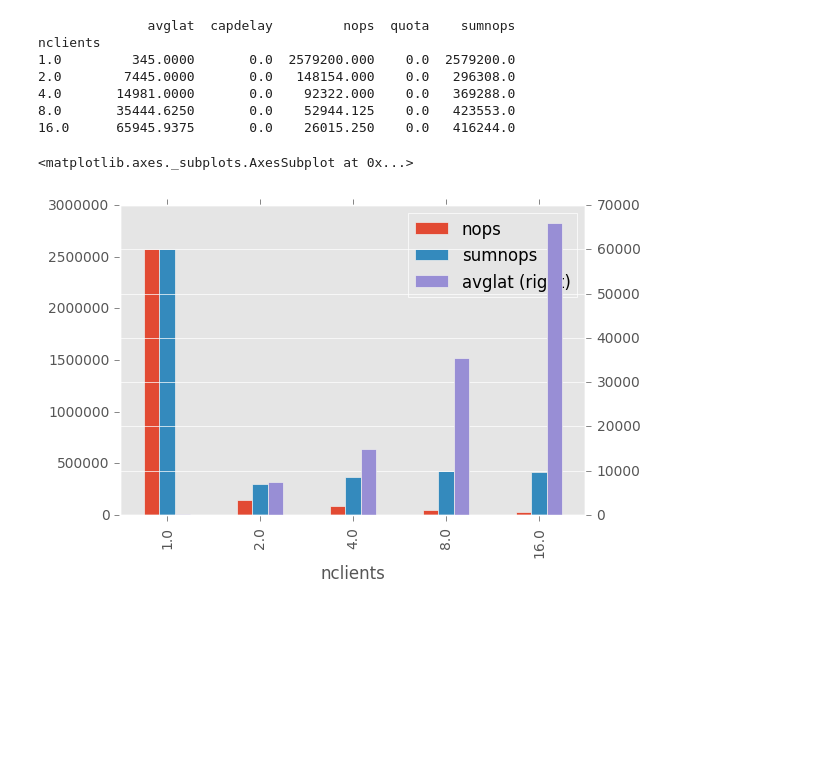
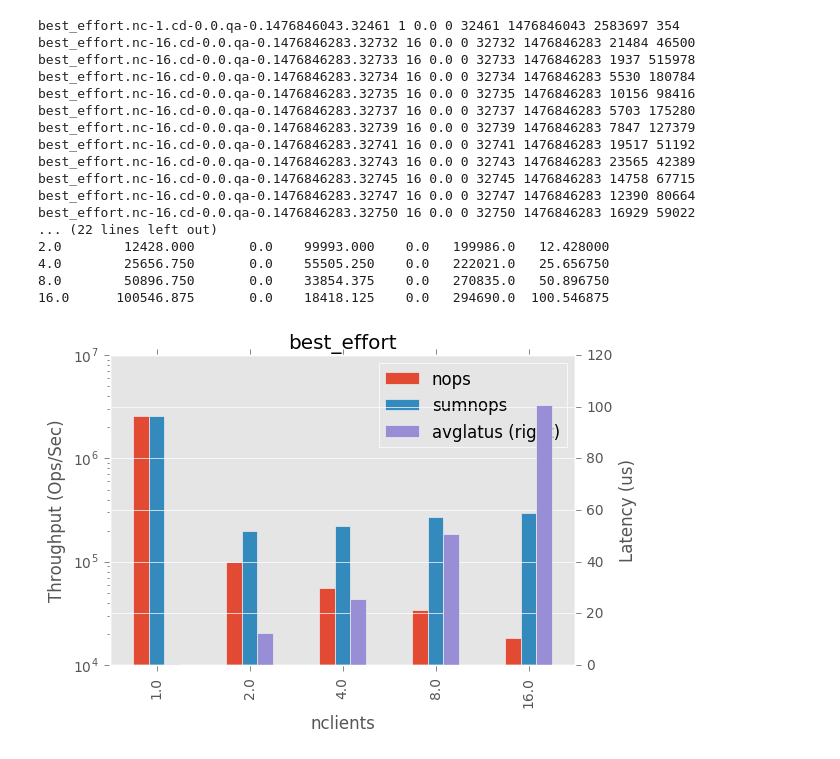
Before and after one commit to michaelsevilla/malacology-popper, a Jupyter notebook: experiments/zlog-seqr-redux/viz.ipynb, the cells around one changed output. Cells and saved outputs as stored; diff of their text form; code cells hidden in the pictures; blank space fills up the shorter version.

```diff
--- a/experiments/zlog-seqr-redux/viz.ipynb
+++ b/experiments/zlog-seqr-redux/viz.ipynb
@@ -85,15 +62,21 @@ seq-client.nc-8.cd-0.0.qa-0.1476729255.24197 8 0.0 0 24197 1476729255 95080 1052
-# %%
-df2 = df.groupby('nclients').mean()
-df2['sumnops'] = df.groupby('nclients').sum()['nops']
-print df2
-df2[['nops', 'sumnops', 'avglat']].plot.bar(secondary_y=['avglat'])
-# %% [output]
-              avglat  capdelay         nops  quota    sumnops
-nclients
-1.0         345.0000       0.0  2579200.000    0.0  2579200.0
-2.0        7445.0000       0.0   148154.000    0.0   296308.0
-4.0       14981.0000       0.0    92322.000    0.0   369288.0
-8.0       35444.6250       0.0    52944.125    0.0   423553.0
-16.0      65945.9375       0.0    26015.250    0.0   416244.0
-<matplotlib.axes._subplots.AxesSubplot at 0x...>
-[figure, removed]
+# %%
+process_dir('best_effort')
+# %% [output]
+best_effort.nc-1.cd-0.0.qa-0.1476846043.32461 1 0.0 0 32461 1476846043 2583697 354
+best_effort.nc-16.cd-0.0.qa-0.1476846283.32732 16 0.0 0 32732 1476846283 21484 46500
+best_effort.nc-16.cd-0.0.qa-0.1476846283.32733 16 0.0 0 32733 1476846283 1937 515978
+best_effort.nc-16.cd-0.0.qa-0.1476846283.32734 16 0.0 0 32734 1476846283 5530 180784
+best_effort.nc-16.cd-0.0.qa-0.1476846283.32735 16 0.0 0 32735 1476846283 10156 98416
+best_effort.nc-16.cd-0.0.qa-0.1476846283.32737 16 0.0 0 32737 1476846283 5703 175280
+best_effort.nc-16.cd-0.0.qa-0.1476846283.32739 16 0.0 0 32739 1476846283 7847 127379
+best_effort.nc-16.cd-0.0.qa-0.1476846283.32741 16 0.0 0 32741 1476846283 19517 51192
+best_effort.nc-16.cd-0.0.qa-0.1476846283.32743 16 0.0 0 32743 1476846283 23565 42389
+best_effort.nc-16.cd-0.0.qa-0.1476846283.32745 16 0.0 0 32745 1476846283 14758 67715
+best_effort.nc-16.cd-0.0.qa-0.1476846283.32747 16 0.0 0 32747 1476846283 12390 80664
+best_effort.nc-16.cd-0.0.qa-0.1476846283.32750 16 0.0 0 32750 1476846283 16929 59022
+... (22 lines left out)
+2.0        12428.000       0.0    99993.000    0.0   199986.0   12.428000
+4.0        25656.750       0.0    55505.250    0.0   222021.0   25.656750
+8.0        50896.750       0.0    33854.375    0.0   270835.0   50.896750
+16.0      100546.875       0.0    18418.125    0.0   294690.0  100.546875
+[figure, added]
```
Also changed, not shown: parts of 6 cells of this notebook, 2 other files.
